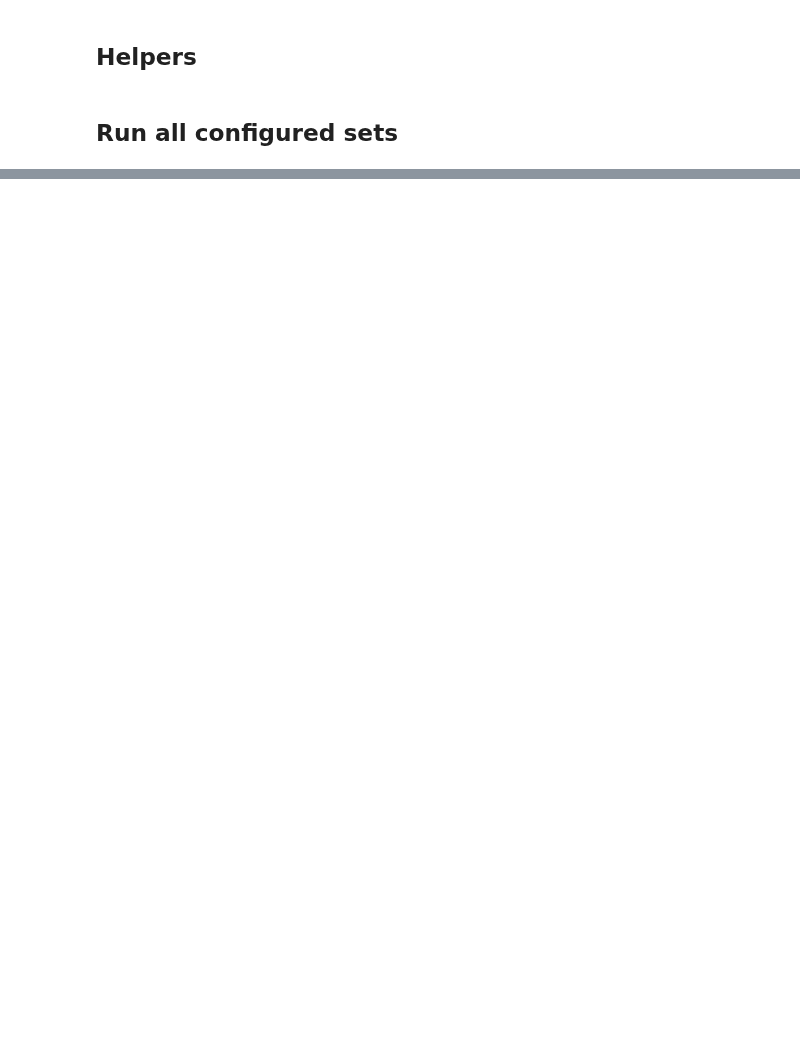
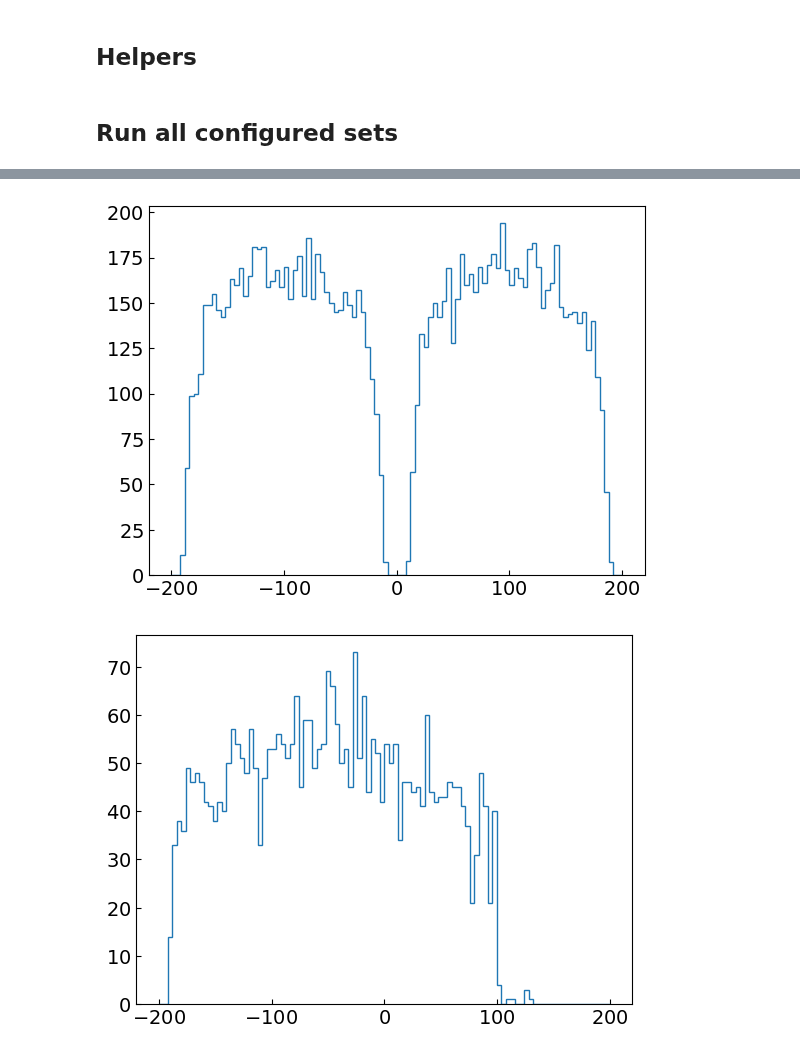
Before and after one commit to wjdanswjddl/cafpyana, a Jupyter notebook: analysis_village/numucc_1p0pi/notebooks/selected_xsec_overlay.ipynb, the cells around one changed output, grey strips where cells are left out. Drawn from its saved outputs; the diff is of its cells as text; code cells hidden in the pictures; blank space fills up the shorter version.

```diff
--- a/analysis_village/numucc_1p0pi/notebooks/selected_xsec_overlay.ipynb
+++ b/analysis_village/numucc_1p0pi/notebooks/selected_xsec_overlay.ipynb
@@ -183,0 +380,13 @@ print('\nDone in', datetime.now() - t0)
+# %%
+var = data_evt.mu.pfp.trk.start.x
+bins = np.linspace(-200, 200, 101)
+plt.hist(var, bins=bins, histtype='step')
+plt.show()
+
+var = data_evt[data_evt.mu.pfp.trk.start.z > 250].mu.pfp.trk.end.y
+bins = np.linspace(-200, 200, 101)
+plt.hist(var, bins=bins, histtype='step')
+plt.show()
+# %% [output]
+[figure, added]
+[figure, added]
```
Also changed, not shown: parts of 11 cells of this notebook, 3 other files.
